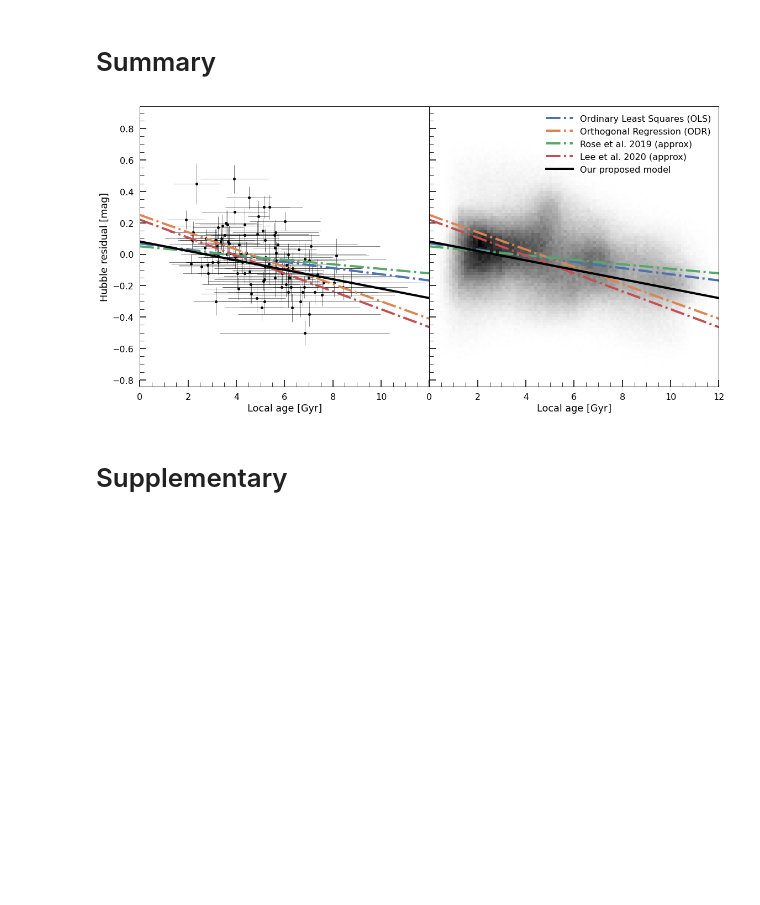
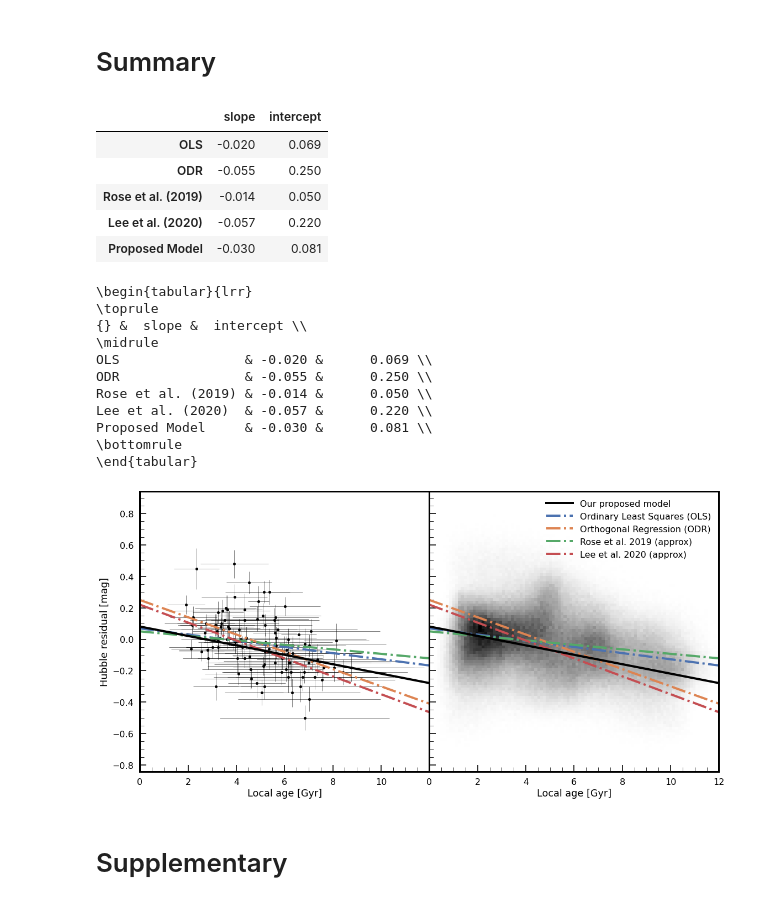
Before and after one commit to ketozhang/statistical-methods-on-sne-ia-luminosity-evolution, a Jupyter notebook: report.ipynb, the cells around one changed output. Cells and saved outputs as stored; diff of their text form; code cells hidden in the pictures; blank space fills up the shorter version.

```diff
--- a/report.ipynb
+++ b/report.ipynb
@@ -17,9 +17,9 @@ np.random.seed(20201009)
 # %% [markdown]
 # Data
 # %%
-def get_data(*args, showcase=True, **kwargs):
-    age_df = load_age_sample_from_mcmc_chains(*args, **kwargs, mode="read")
-    hr_df = load_hr("campbell")
+def get_data(dataset, showcase=True, **kwargs):
+    age_df = load_age_sample_from_mcmc_chains(dataset, **kwargs)
+    hr_df = load_hr()
     age_df, hr_df = clean_data(age_df, hr_df)
     snids = age_df.index.unique().tolist()
 
@@ -420,6 +409,8 @@ plt.savefig(FIGURESPATH/"campbell_correlation_summary.pdf")
 # %%
 fig, axes = plt.subplots(ncols=2, figsize=(16, 8), sharey=True, squeeze=True)
 ax1, ax2 = axes
+
+summary = {}
 
 # Plot Data
 ax1.errorbar(age_df["age"].groupby('snid').mean(), hr_df["hr"], xerr=age_df["age"].groupby('snid').std(), yerr=hr_df['hr_err'], fmt='ko', lw=0.5, ms=5, zorder=0)
@@ -437,44 +428,74 @@ rcorr, pvalue_rcorr = stats.spearmanr(x, y)
 slope, slope_var = get_slope_parameter(x, y)
 intercept = np.mean(y) - slope*np.mean(x)
 [ax.plot(xrange, slope*xrange + intercept, linestyle='dashdot', label=f"Ordinary Least Squares (OLS)") for ax in axes]
+summary["OLS"] = {"slope": slope, "intercept": intercept}
 
 ## ODR MCMC Regression
 slope = -0.055
 intercept =  0.25
 [ax.plot(xrange, slope*xrange + intercept, linestyle='dashdot', label=f"Orthogonal Regression (ODR)") for ax in axes]
+summary["ODR"] = {"slope": slope, "intercept": intercept}
 
 # Rose19 Regression
 slope = -0.1/7
 intercept = 0.05
 [ax.plot(xrange, slope*xrange + intercept, linestyle='dashdot', label=f"Rose et al. 2019 (approx)") for ax in axes]
+summary["Rose et al. (2019)"] = {"slope": slope, "intercept": intercept}
 
 
 ## LINMIX Lee20
 slope = -0.057
 intercept =  0.22
 [ax.plot(xrange, slope*xrange + intercept, linestyle='dashdot', label=f"Lee et al. 2020 (approx)") for ax in axes]
+summary["Lee et al. (2020)"] = {"slope": slope, "intercept": intercept}
 
 ## Ours
 slope = -0.03
 intercept =  0.081
-[ax.plot(xrange, slope*xrange + intercept, c='k', label=f"Our proposed model") for ax in axes]
+[ax.plot(xrange, slope*xrange + intercept, color='k', label=f"Our proposed model") for ax in axes]
+summary["Proposed Model"] = {"slope": slope, "intercept": intercept}
 
 for ax in axes:
     ax.set_xlabel("Local age [Gyr]")
     ax.set_xlim(0, 12)
     ax.set_xticks(np.arange(0, 14, 2))
 
     ax.set_yticks(np.arange(-0.8, 1, 0.2))
 
 ax1.xaxis.get_major_ticks() [-1].label1.set_visible(False)
 ax1.set_ylabel("Hubble residual [mag]")
-ax2.legend(loc='upper right', handlelength=3)
+
+handles, labels = ax2.get_legend_handles_labels()
+order = [4, 0, 1, 2, 3]
+labels, handles = np.array(labels)[order].tolist(), np.array(handles)[order].tolist()
+ax2.legend(handles, labels, loc='upper right', handlelength=3)
 
 plt.tight_layout()
 fig.subplots_adjust(wspace=0)
-plt.savefig(FIGURESPATH/"campbell_correlation_summary.png", facecolor='white', transparent=False, dpi=200)
+plt.savefig(FIGURESPATH/"summary_line_fit.pdf", facecolor='white', dpi=300)
+
+summary_df = pd.DataFrame(summary).round(3).T
+display(summary_df)
+print(summary_df.to_latex())
 # %% [output]
+|  | slope | intercept |
+| OLS | -0.020 | 0.069 |
+| ODR | -0.055 | 0.250 |
+| Rose et al. (2019) | -0.014 | 0.050 |
+| Lee et al. (2020) | -0.057 | 0.220 |
+| Proposed Model | -0.030 | 0.081 |
+\begin{tabular}{lrr}
+\toprule
+{} &  slope &  intercept \\
+\midrule
+OLS                & -0.020 &      0.069 \\
+ODR                & -0.055 &      0.250 \\
+Rose et al. (2019) & -0.014 &      0.050 \\
+Lee et al. (2020)  & -0.057 &      0.220 \\
+Proposed Model     & -0.030 &      0.081 \\
+\bottomrule
+\end{tabular}
-[figure, old version]
+[figure, new version]
 # %% [markdown]
 # Supplementary
 # %% [markdown]
```
Also changed, not shown: parts of 12 cells of this notebook, 6 other files.
